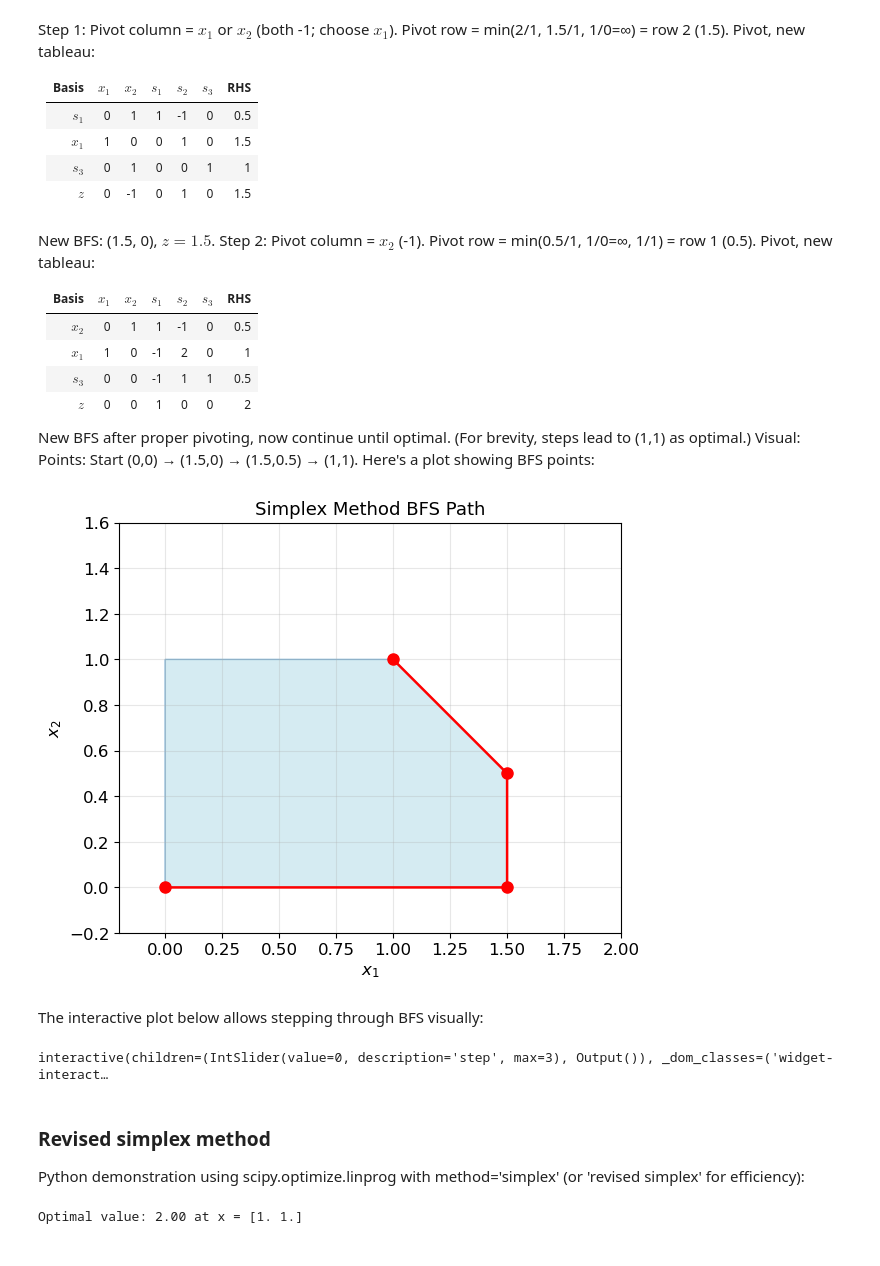
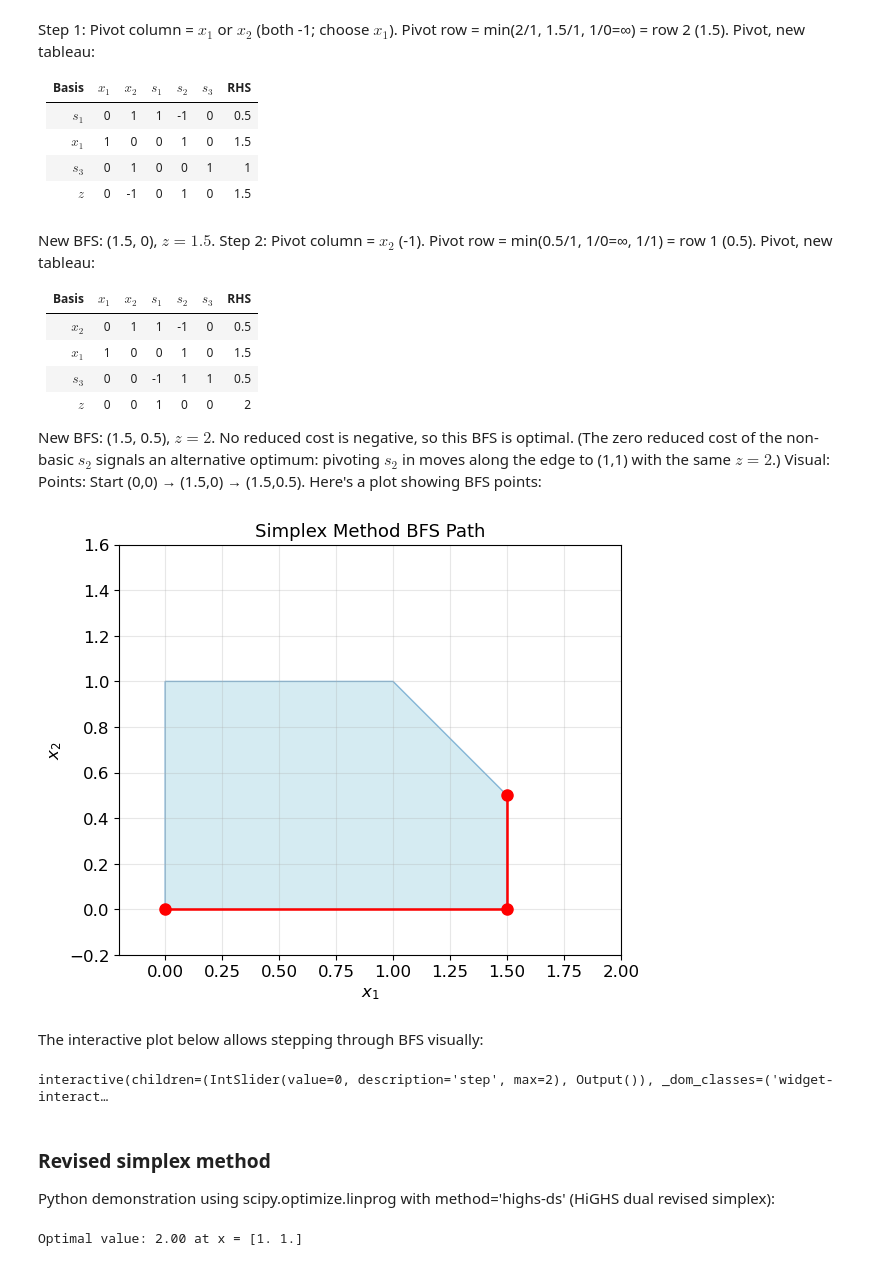
Before and after one commit to Leibniz-IWT/comp_eng, a Jupyter notebook: notebooks/07_optimisation-linear.ipynb, the cells around one changed output. Cells and saved outputs as stored; diff of their text form; code cells hidden in the pictures.

```diff
--- a/notebooks/07_optimisation-linear.ipynb
+++ b/notebooks/07_optimisation-linear.ipynb
@@ -257,22 +257,22 @@ Pivot, new tableau:
 | Basis | $x_1$ | $x_2$ | $s_1$ | $s_2$ | $s_3$ | RHS |
 |-------|-------|-------|-------|-------|-------|-----|
 | $x_2$ | 0     | 1     | 1     | -1    | 0     | 0.5 |
-| $x_1$ | 1     | 0     | -1    | 2     | 0     | 1   |
+| $x_1$ | 1     | 0     | 0     | 1     | 0     | 1.5 |
 | $s_3$ | 0     | 0     | -1    | 1     | 1     | 0.5 |
 | $z$   | 0     | 0     | 1     | 0     | 0     | 2   |
 
 
-New BFS after proper pivoting, now continue until optimal.
-(For brevity, steps lead to (1,1) as optimal.)
-Visual: Points: Start (0,0) → (1.5,0) → (1.5,0.5) → (1,1).
+New BFS: (1.5, 0.5), $z=2$. No reduced cost is negative, so this BFS is optimal.
+(The zero reduced cost of the non-basic $s_2$ signals an alternative optimum: pivoting $s_2$ in moves along the edge to (1,1) with the same $z=2$.)
+Visual: Points: Start (0,0) → (1.5,0) → (1.5,0.5).
 Here's a plot showing BFS points:
 # %%
-bfs_points = np.array([[0,0], [1.5,0], [1.5,0.5], [1,1]])  # Example steps
+bfs_points = np.array([[0,0], [1.5,0], [1.5,0.5]])  # Example steps
 
 from compeng.ch07_optimisation_linear import plot_simplex_path
 plot_simplex_path(vertices, bfs_points);
 # %% [output]
-[figure, old version]
+[figure, new version]
 # %% [markdown]
 The interactive plot below allows stepping through BFS visually:
 # %%
@@ -280,18 +280,17 @@ The interactive plot below allows stepping through BFS visually:
 steps = [
     {'bfs': (0,0), 'z': 0, 'desc': 'Initial BFS'},
     {'bfs': (1.5,0), 'z': 1.5, 'desc': 'After pivoting x1 in'},
-    {'bfs': (1.5,0.5), 'z': 2, 'desc': 'After pivoting x2 in (adjusted)'},
-    {'bfs': (1,1), 'z': 2, 'desc': 'Optimal BFS (adjusted for example)'}
+    {'bfs': (1.5,0.5), 'z': 2, 'desc': 'After pivoting x2 in: optimal BFS'}
 ]
 
 from compeng.ch07_optimisation_linear import plot_simplex_step
 interact(plot_simplex_step, steps=fixed(steps), vertices=fixed(vertices),
          step=IntSlider(min=0, max=len(steps)-1, step=1, value=0));
 # %% [output]
-interactive(children=(IntSlider(value=0, description='step', max=3), Output()), _dom_classes=('widget-interact…
+interactive(children=(IntSlider(value=0, description='step', max=2), Output()), _dom_classes=('widget-interact…
 # %% [markdown]
 ### Revised simplex method
-Python demonstration using scipy.optimize.linprog with method='simplex' (or 'revised simplex' for efficiency):
+Python demonstration using scipy.optimize.linprog with method='highs-ds' (HiGHS dual revised simplex):
 # %%
 from scipy.optimize import linprog
 
```
Also changed, not shown: parts of 12 cells of this notebook, 35 other files.
